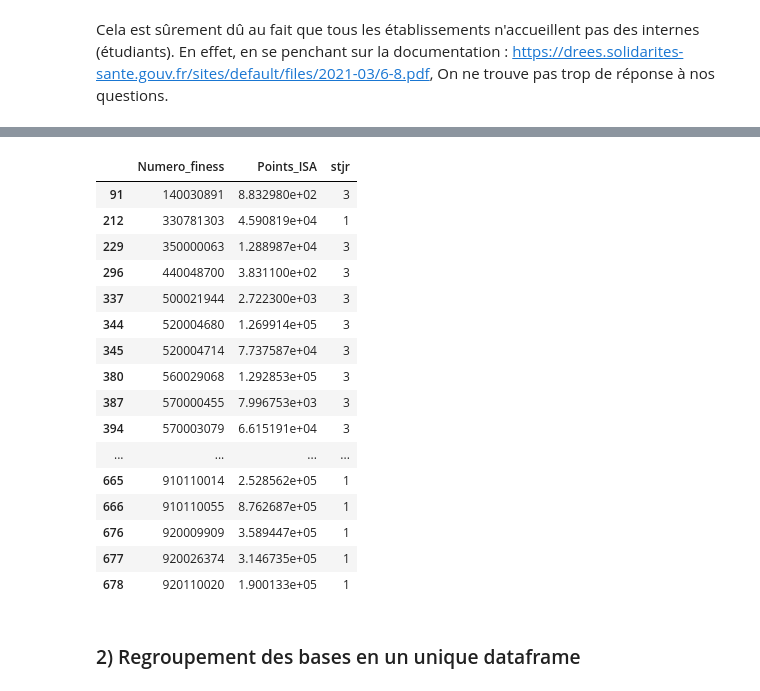
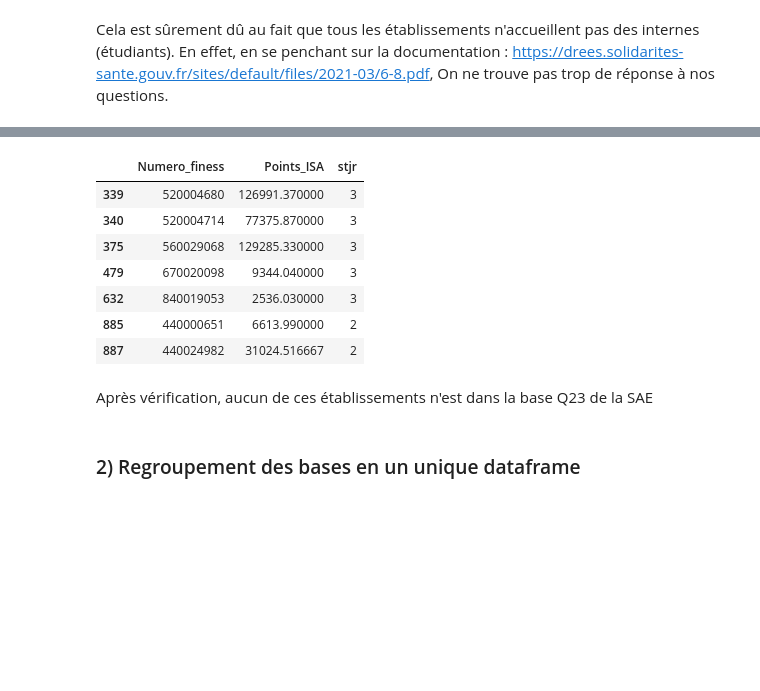
Before and after one commit to VincianeDesbois/Hopitaux_Production, a Jupyter notebook: Variables_explicatives.ipynb, the cells around one changed output, grey strips where cells are left out. Saved outputs shown, nothing was run; the diff lists cells and outputs as text; code cells hidden in the pictures; blank space fills up the shorter version.

Commit message:
moins d'établissements manquants

```diff
--- a/Variables_explicatives.ipynb
+++ b/Variables_explicatives.ipynb
@@ -641,0 +668,32 @@ Q23_good.groupby(by="Numero_finess").sum()
+# %%
+Q23_doublon = Q23_id[(Q23_id.Nb_doublons_fiej > 1)]
+Q23_2 = Q23_id[~(Q23_id.Nb_doublons_fiej > 1)]
+# %%
+#moyenne que pour les doublons, sinon ça prend trop de temps
+for i in Q23_doublon['id_fiej_perso'].unique():
+    moyenne_EFFCDI = Q23_doublon[Q23_doublon['id_fiej_perso']==i]['EFFCDI'].mean()
+    moyenne_ETPCDI = Q23_doublon[Q23_doublon['id_fiej_perso']==i]['ETPCDI'].mean()
+    moyenne_EFFCDD = Q23_doublon[Q23_doublon['id_fiej_perso']==i]['EFFCDD'].mean()
+    moyenne_ETPCDD = Q23_doublon[Q23_doublon['id_fiej_perso']==i]['ETPCDD'].mean()
+    moyenne_ETPTIT = Q23_doublon[Q23_doublon['id_fiej_perso']==i]['ETPTIT'].mean()
+    moyenne_EFFTIT = Q23_doublon[Q23_doublon['id_fiej_perso']==i]['EFFTIT'].mean()
+    moyenne_EFFPNM = Q23_doublon[Q23_doublon['id_fiej_perso']==i]['EFFPNM'].mean()
+    moyenne_ETPPNM = Q23_doublon[Q23_doublon['id_fiej_perso']==i]['ETPPNM'].mean()
+
+    Indexs_Q23_doublon = Q23_doublon[Q23_doublon['id_fiej_perso']==i].index
+    Q23_doublon['EFFCDI'][Indexs_Q23_doublon] = float(moyenne_EFFCDI)
+    Q23_doublon['ETPCDI'][Indexs_Q23_doublon] = float(moyenne_ETPCDI)
+    Q23_doublon['EFFCDD'][Indexs_Q23_doublon] = float(moyenne_EFFCDD)
+    Q23_doublon['ETPCDD'][Indexs_Q23_doublon] = float(moyenne_ETPCDD)
+    Q23_doublon['ETPTIT'][Indexs_Q23_doublon] = float(moyenne_ETPTIT)
+    Q23_doublon['EFFTIT'][Indexs_Q23_doublon] = float(moyenne_EFFTIT)
+    Q23_doublon['EFFPNM'][Indexs_Q23_doublon] = float(moyenne_EFFPNM)
+    Q23_doublon['ETPPNM'][Indexs_Q23_doublon] = float(moyenne_ETPPNM)
+
+Q23_doublon.head(10)
+# %%
+Q23_fiej_tot = pd.concat([Q23_doublon, Q23_2])
+# %%
+#On garde la première ligne
+df_Q23_fiej = pd.DataFrame(Q23_fiej_tot)
+df_Q23_fiej.drop_duplicates(subset= "id_fiej_perso", keep = 'first', inplace=True)
@@ -646,23 +738,16 @@ Il nous manque 77 établissements.
 # %%
-ISA[~ISA["Numero_finess"].isin(Q23_good["Numero_finess"])].head(50)
+ISA[~ISA["Numero_finess"].isin(Q23_good["Numero_finess"])].head(55)
 # %% [output]
 |  | Numero_finess | Points_ISA | stjr |
-| 91 | 140030891 | 8.832980e+02 | 3 |
-| 212 | 330781303 | 4.590819e+04 | 1 |
-| 229 | 350000063 | 1.288987e+04 | 3 |
-| 296 | 440048700 | 3.831100e+02 | 3 |
-| 337 | 500021944 | 2.722300e+03 | 3 |
-| 344 | 520004680 | 1.269914e+05 | 3 |
-| 345 | 520004714 | 7.737587e+04 | 3 |
-| 380 | 560029068 | 1.292853e+05 | 3 |
-| 387 | 570000455 | 7.996753e+03 | 3 |
-| 394 | 570003079 | 6.615191e+04 | 3 |
-| ... | ... | ... | ... |
-| 665 | 910110014 | 2.528562e+05 | 1 |
-| 666 | 910110055 | 8.762687e+05 | 1 |
-| 676 | 920009909 | 3.589447e+05 | 1 |
-| 677 | 920026374 | 3.146735e+05 | 1 |
-| 678 | 920110020 | 1.900133e+05 | 1 |
+| 339 | 520004680 | 126991.370000 | 3 |
+| 340 | 520004714 | 77375.870000 | 3 |
+| 375 | 560029068 | 129285.330000 | 3 |
+| 479 | 670020098 | 9344.040000 | 3 |
+| 632 | 840019053 | 2536.030000 | 3 |
+| 885 | 440000651 | 6613.990000 | 2 |
+| 887 | 440024982 | 31024.516667 | 2 |
+# %% [markdown]
+Après vérification, aucun de ces établissements n'est dans la base Q23 de la SAE
 # %% [markdown]
 ### 2) Regroupement des bases en un unique dataframe
 # %% [markdown]
```
Also changed, not shown: parts of 127 cells of this notebook.
